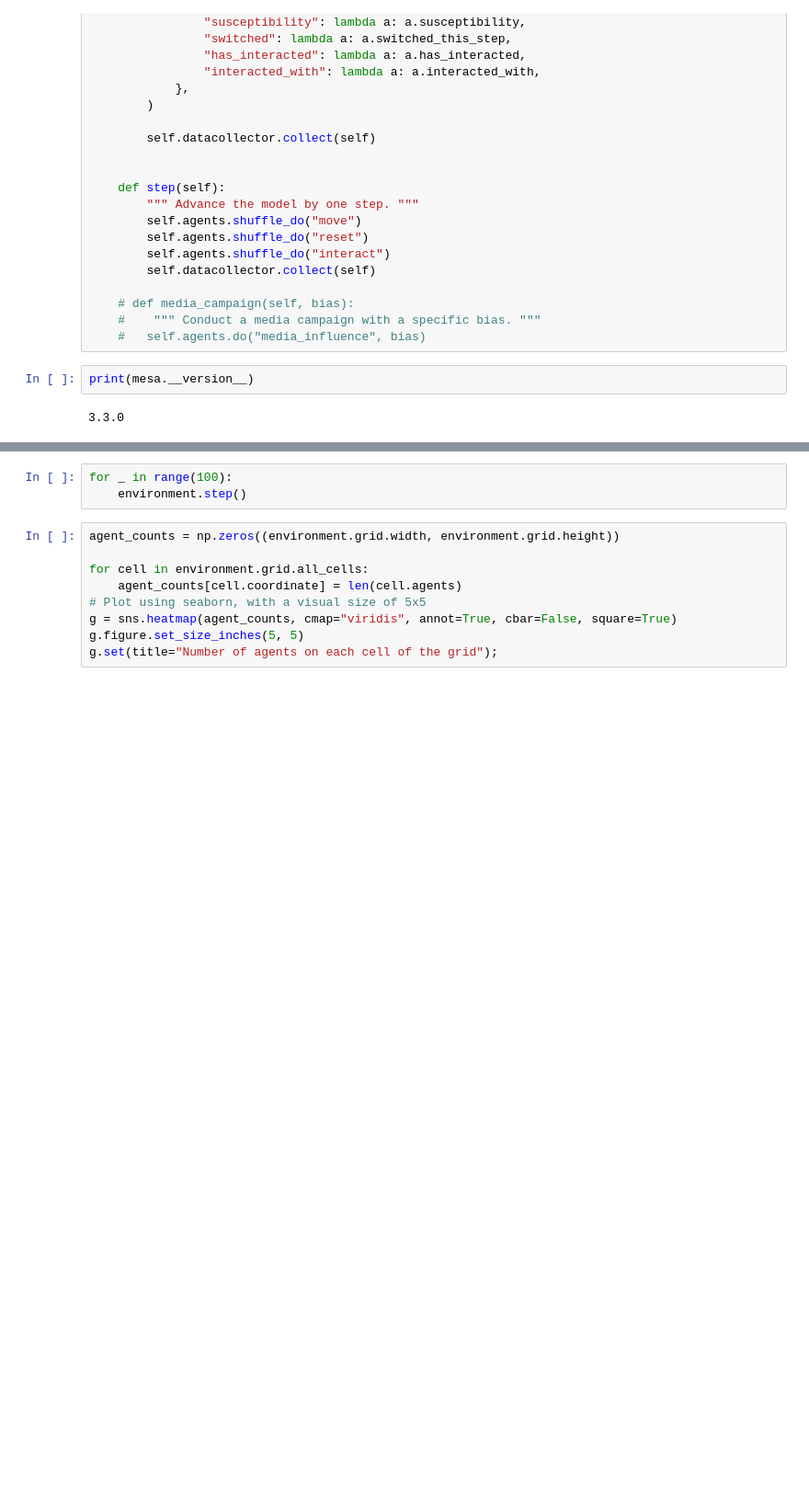
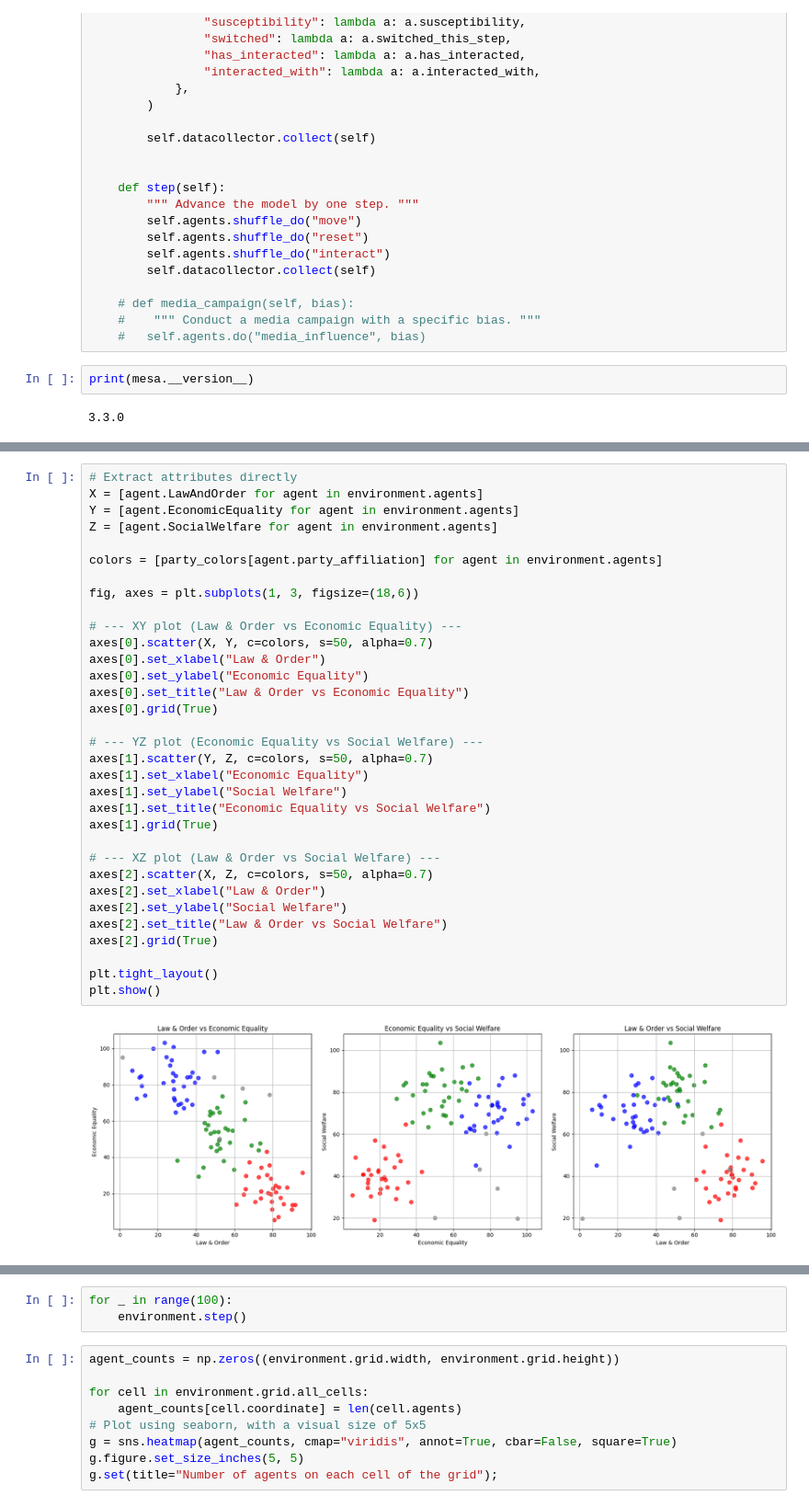
Before and after one commit to AndilexDlongs/social-contagion-abm, a Jupyter notebook: preliminary_models/social_contagion_abm.ipynb, the cells around one changed output, grey strips where cells are left out. Shown: that part at 92% size. Saved outputs shown, nothing was run; the diff lists cells and outputs as text; blank space fills up the shorter version.

Commit message:
feat: 3D, PCA and 2D visualisations

```diff
--- a/preliminary_models/social_contagion_abm.ipynb
+++ b/preliminary_models/social_contagion_abm.ipynb
@@ -420,0 +433,35 @@ p.figure.set_size_inches(6, 5)
+# %%
+# Extract attributes directly
+X = [agent.LawAndOrder for agent in environment.agents]
+Y = [agent.EconomicEquality for agent in environment.agents]
+Z = [agent.SocialWelfare for agent in environment.agents]
+
+colors = [party_colors[agent.party_affiliation] for agent in environment.agents]
+
+fig, axes = plt.subplots(1, 3, figsize=(18,6))
+
+# --- XY plot (Law & Order vs Economic Equality) ---
+axes[0].scatter(X, Y, c=colors, s=50, alpha=0.7)
+axes[0].set_xlabel("Law & Order")
+axes[0].set_ylabel("Economic Equality")
+axes[0].set_title("Law & Order vs Economic Equality")
+axes[0].grid(True)
+
+# --- YZ plot (Economic Equality vs Social Welfare) ---
+axes[1].scatter(Y, Z, c=colors, s=50, alpha=0.7)
+axes[1].set_xlabel("Economic Equality")
+axes[1].set_ylabel("Social Welfare")
+axes[1].set_title("Economic Equality vs Social Welfare")
+axes[1].grid(True)
+
+# --- XZ plot (Law & Order vs Social Welfare) ---
+axes[2].scatter(X, Z, c=colors, s=50, alpha=0.7)
+axes[2].set_xlabel("Law & Order")
+axes[2].set_ylabel("Social Welfare")
+axes[2].set_title("Law & Order vs Social Welfare")
+axes[2].grid(True)
+
+plt.tight_layout()
+plt.show()
+# %% [output]
+[figure, added]
```
Also changed, not shown: parts of 10 cells of this notebook.
